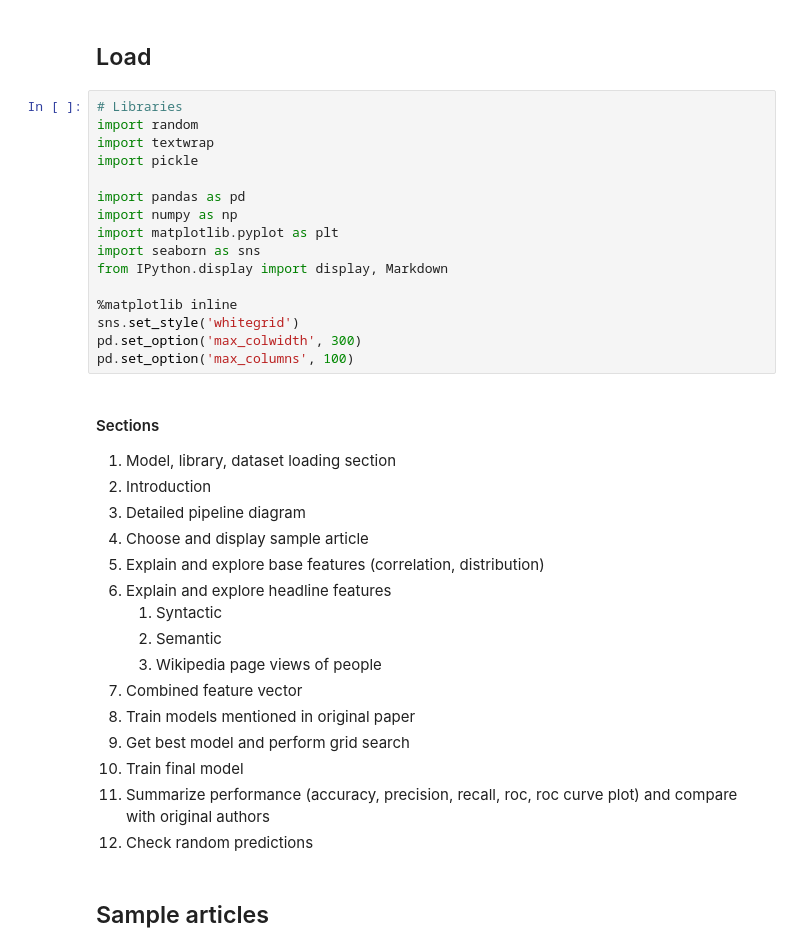
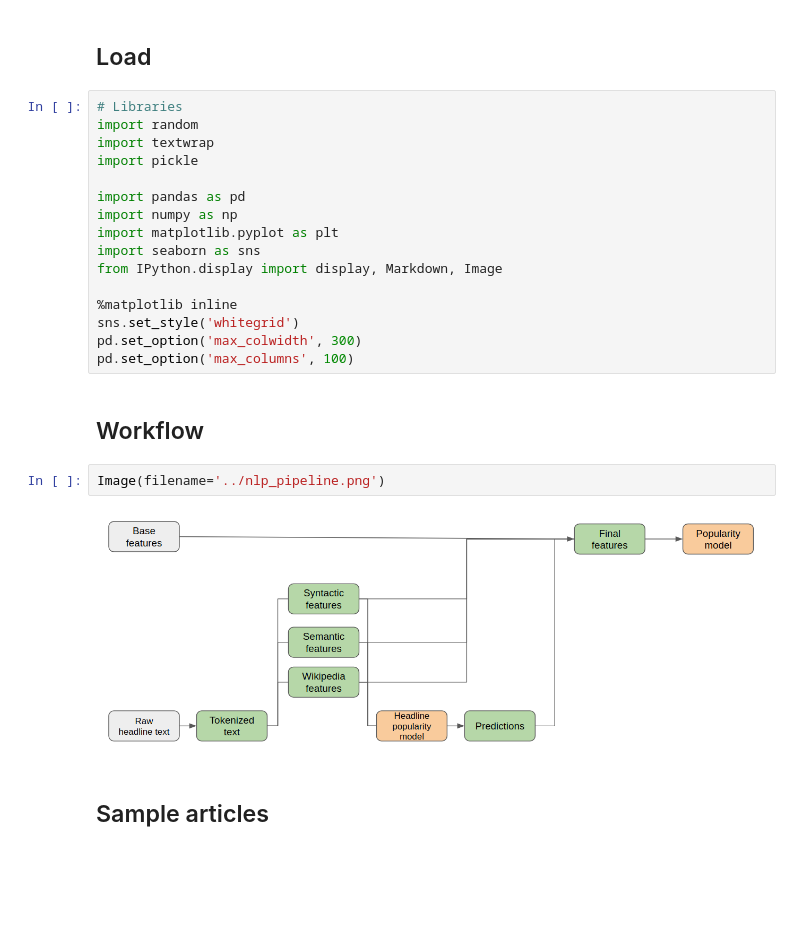
Before and after one commit to sanjyotUM/article_popularity_prediction, a Jupyter notebook: Notebooks/demo.ipynb, the cells around one changed output. Cells and saved outputs as stored; diff of their text form; blank space fills up the shorter version.

```diff
--- a/Notebooks/demo.ipynb
+++ b/Notebooks/demo.ipynb
@@ -10,30 +10,18 @@ import pandas as pd
 import numpy as np
 import matplotlib.pyplot as plt
 import seaborn as sns
-from IPython.display import display, Markdown
+from IPython.display import display, Markdown, Image
 
 %matplotlib inline
 sns.set_style('whitegrid')
 pd.set_option('max_colwidth', 300)
 pd.set_option('max_columns', 100)
-# %% [markdown]
-#### Sections
-
-1. Model, library, dataset loading section
-1. Introduction
-1. Detailed pipeline diagram
-1. Choose and display sample article
-1. Explain and explore base features (correlation, distribution)
-1. Explain and explore headline features
-    1. Syntactic
-    1. Semantic
-    1. Wikipedia page views of people
-1. Combined feature vector
-1. Train models mentioned in original paper
-1. Get best model and perform grid search
-1. Train final model
-1. Summarize performance (accuracy, precision, recall, roc, roc curve plot) and compare with original authors
-1. Check random predictions
+# %% [markdown]
+## Workflow
+# %%
+Image(filename='../nlp_pipeline.png')
+# %% [output]
+[figure, added]
 # %% [markdown]
 ## Sample articles
 # %%
```
Also changed, not shown: parts of 22 cells of this notebook, 3 other files.
